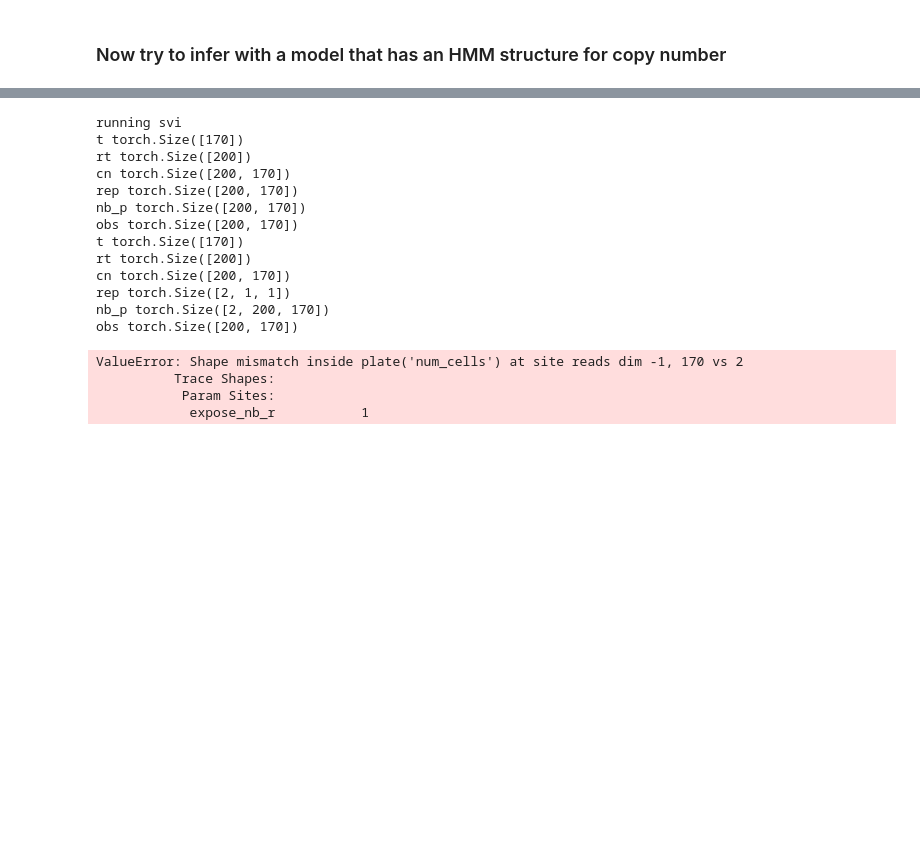
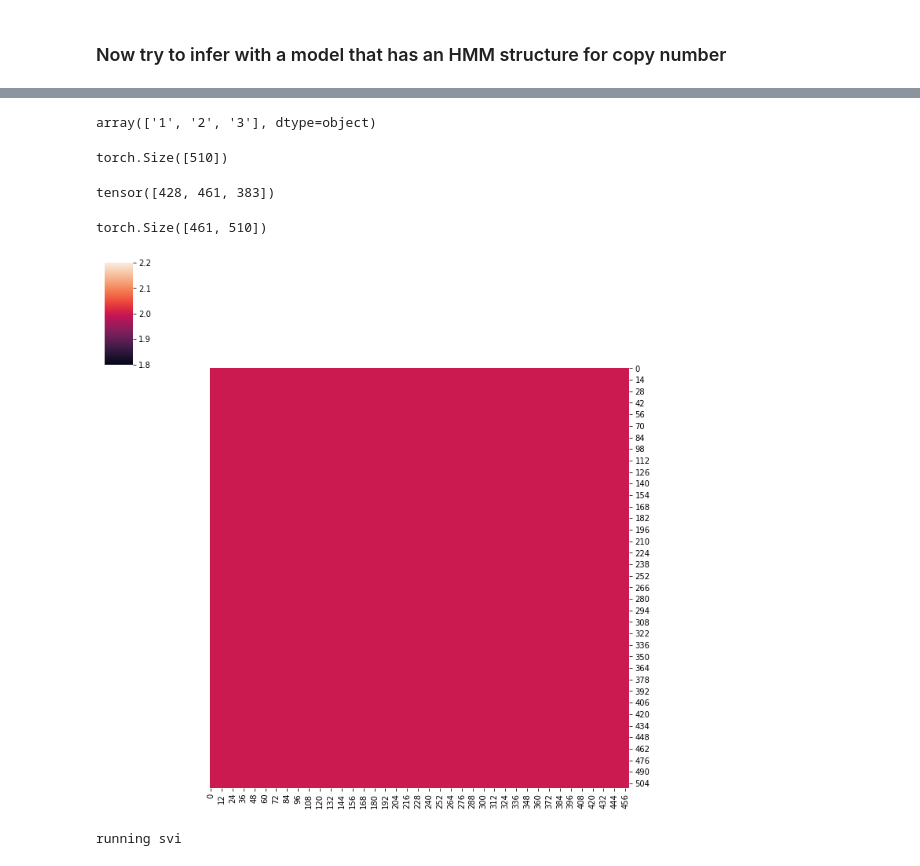
Before and after one commit to shahcompbio/scdna_replication_tools, a Jupyter notebook: notebooks/simulate_s_simple_vs_hmm_runtime.ipynb, the cells around one changed output, grey strips where cells are left out. Cells and saved outputs as stored; diff of their text form; code cells hidden in the pictures; blank space fills up the shorter version.

Commit message:
chr-indpendent model simulates well but uses too much mem for inference in notebook

```diff
--- a/notebooks/simulate_s_simple_vs_hmm_runtime.ipynb
+++ b/notebooks/simulate_s_simple_vs_hmm_runtime.ipynb
@@ -613,0 +627,28 @@ Notable issues:
+# %%
+rtdata_subset = rtdata.loc[rtdata['chr'].isin(['1', '2', '3'])]
+rtdata_subset.chr.unique()
+# %% [output]
+array(['1', '2', '3'], dtype=object)
+# %%
+lengths = []
+chrom_ids = set()
+for i in range(num_cells):
+    for chrom, group in rtdata_subset.groupby('chr'):
+        lengths.append(group.shape[0])
+lengths = torch.tensor(lengths)
+lengths.shape
+# %% [output]
+torch.Size([510])
+# %%
+chrom_lengths = []
+for chrom, group in rtdata_subset.groupby('chr'):
+    chrom_lengths.append(group.shape[0])
+chrom_lengths = torch.tensor(chrom_lengths)
+chrom_lengths
+# %% [output]
+tensor([428, 461, 383])
+# %%
+cn3 = torch.ones(max(lengths), len(lengths)) * 2
+cn3.shape
+# %% [output]
+torch.Size([461, 510])
@@ -614,3 +657,9 @@ Notable issues:
+# %%
+# visualize the true copy number heatmap
+sns.clustermap(cn3.numpy().astype(float).T, col_cluster=False, row_cluster=False)
+plt.show()
+# %% [output]
+[figure, added]
 # %%
 @config_enumerate
 def model_S3(args):
@@ -714,20 +825,7 @@ def model_S3(args):
 # %%
-trace, iter_times = test_model_runtime(model_S3, {'data': reads, 'trans_mat': trans_mat})
+trace, iter_times = test_model_runtime(model_S3, {'data': reads3, 'trans_mat': trans_mat,
+                                                  'lengths': lengths, 'chrom_lengths': chrom_lengths,
+                                                  'num_cells': num_cells, 'cn_prior': cn_prior3
+                                                 })
 # %% [output]
 running svi
-t torch.Size([170])
-rt torch.Size([200])
-cn torch.Size([200, 170])
-rep torch.Size([200, 170])
-nb_p torch.Size([200, 170])
-obs torch.Size([200, 170])
-t torch.Size([170])
-rt torch.Size([200])
-cn torch.Size([200, 170])
-rep torch.Size([2, 1, 1])
-nb_p torch.Size([2, 200, 170])
-obs torch.Size([200, 170])
-ValueError: Shape mismatch inside plate('num_cells') at site reads dim -1, 170 vs 2
-          Trace Shapes:
-           Param Sites:
-            expose_nb_r           1
```
Also changed, not shown: parts of 14 cells of this notebook.
